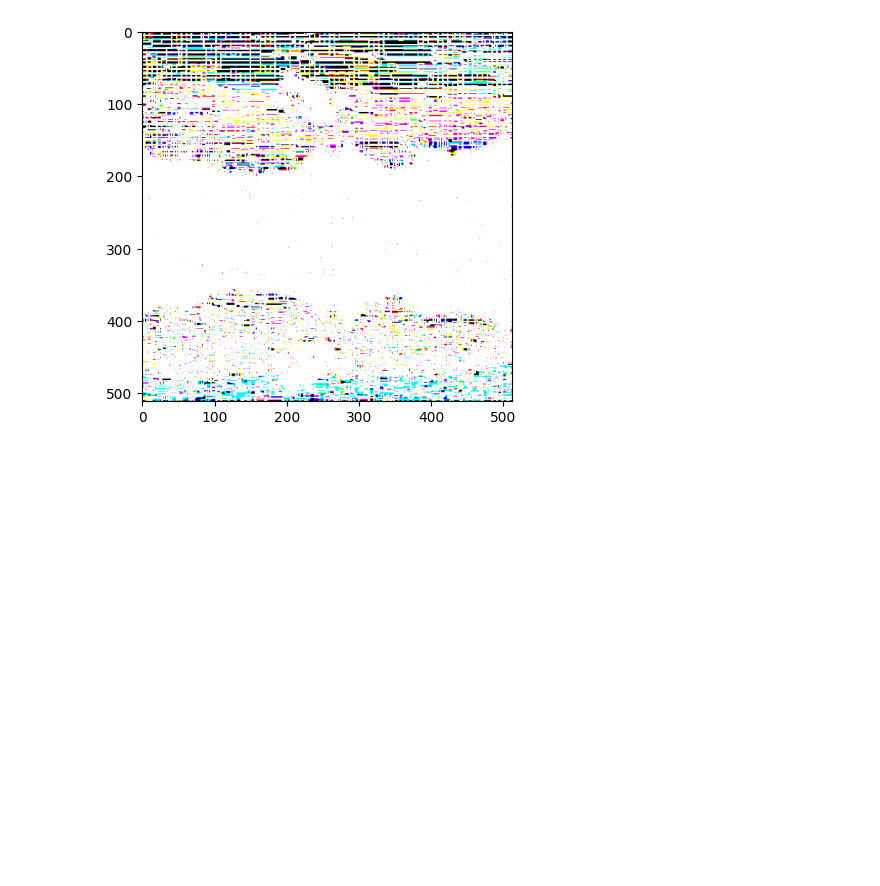
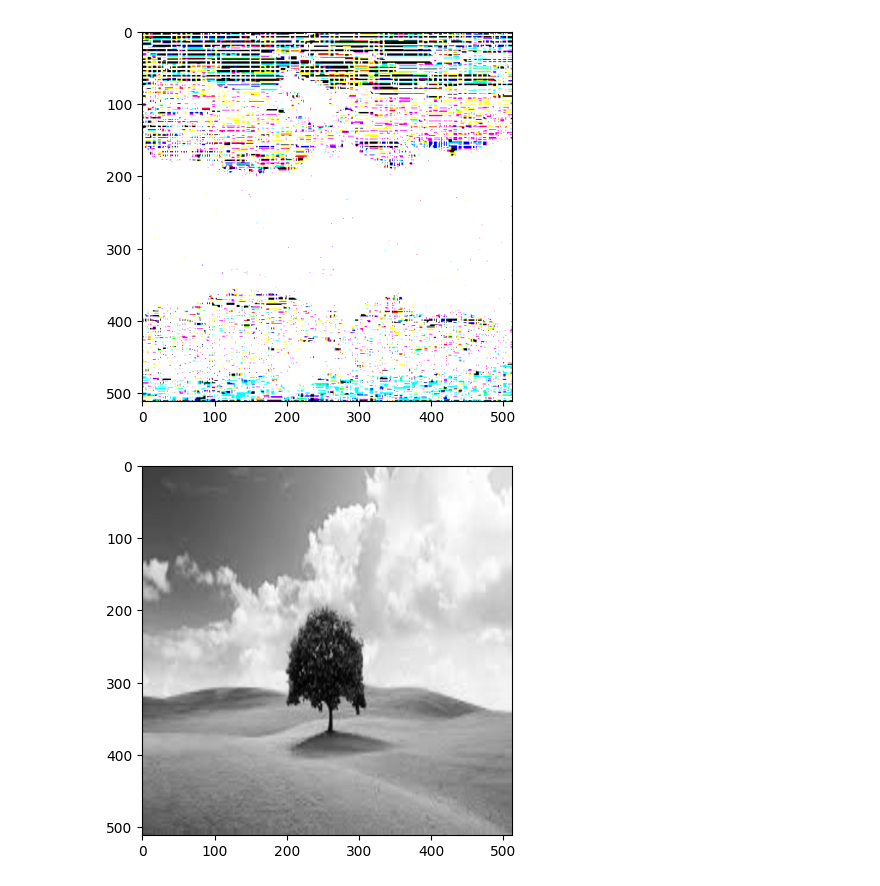
Before and after one commit to Pragateeshwaran/Computer-vision, a Jupyter notebook: basics/exercise2.ipynb, the cells around one changed output. Drawn from its saved outputs; the diff is of its cells as text; code cells hidden in the pictures; blank space fills up the shorter version.

```diff
--- a/basics/exercise2.ipynb
+++ b/basics/exercise2.ipynb
@@ -79,3 +79,8 @@ plt.imshow(sobel);
 # %% [output]
 Clipping input data to the valid range for imshow with RGB data ([0..1] for floats or [0..255] for integers). Got range [0.0..598.7603861312136].
 [figure]
+# %%
+gray_image = cv2.cvtColor(image1, cv2.COLOR_BGR2GRAY)
+plt.imshow(gray_image, cmap="gray");
+# %% [output]
+[figure, added]
```
Also changed, not shown: parts of 5 cells of this notebook, 2 other files.
